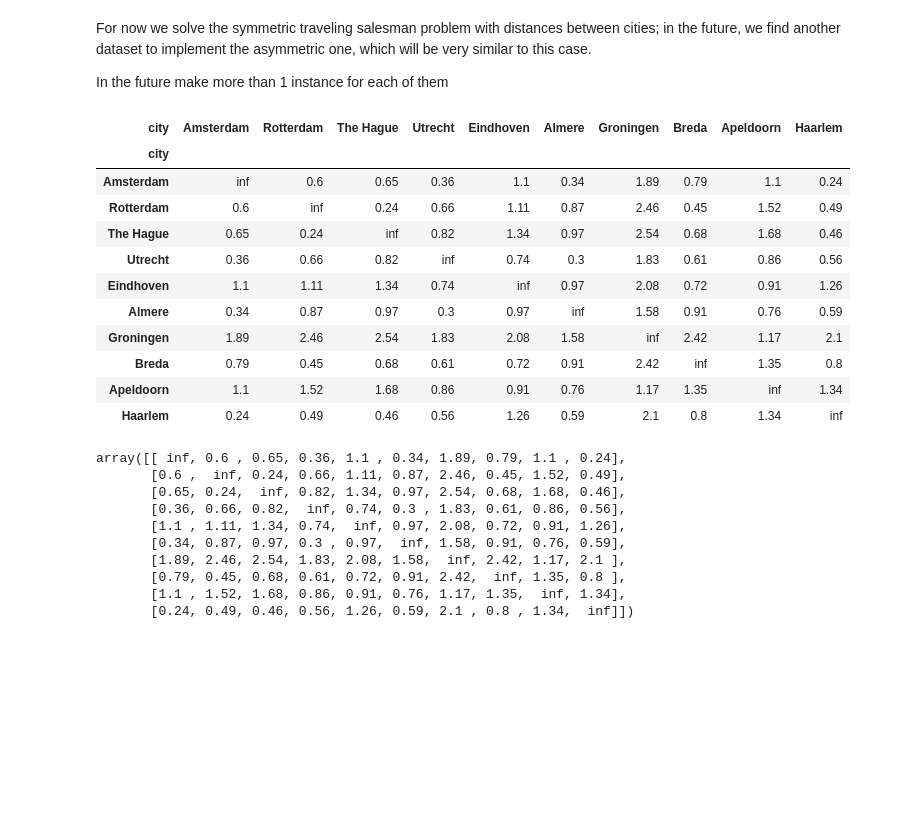
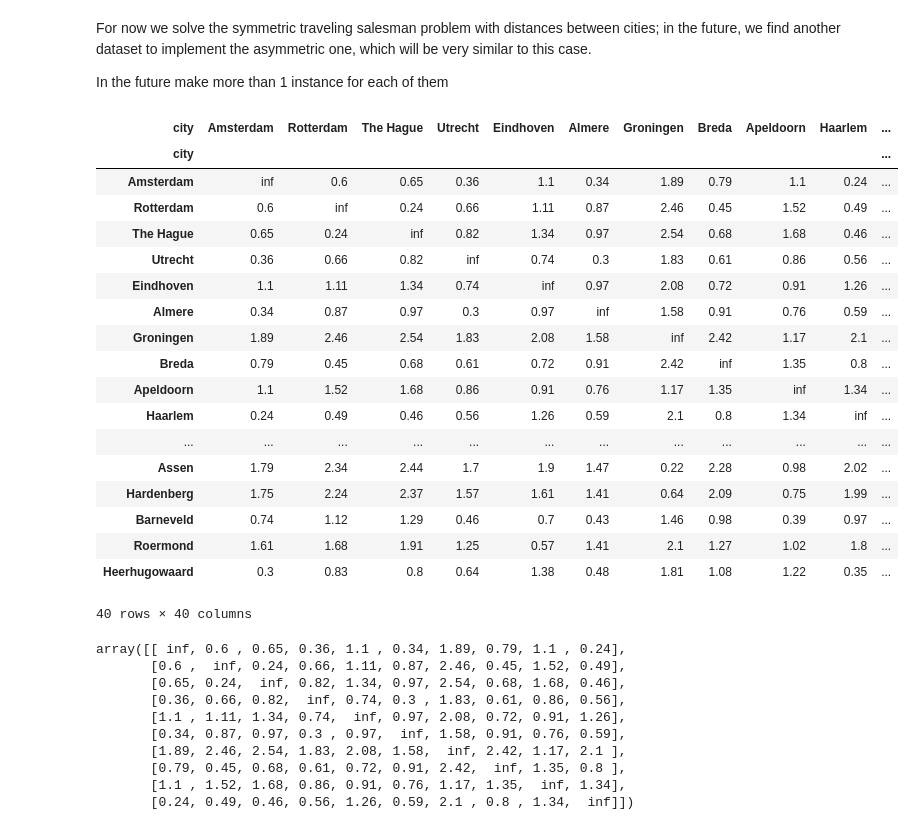
Before and after one commit to nichiho/Hardness-of-ATSP, a Jupyter notebook: Dutchcities/eda.ipynb, the cells around one changed output. Saved outputs shown, nothing was run; the diff lists cells and outputs as text; code cells hidden in the pictures; blank space fills up the shorter version.

```diff
--- a/Dutchcities/eda.ipynb
+++ b/Dutchcities/eda.ipynb
@@ -280,20 +335,27 @@ for i in range(10, 110, 10):
     # Create numpy array from DataFrame to input into Little's algorithm function later
     instance_np_matrix[i] = instance_matrix[i].to_numpy().astype(float)
 # %%
-instance_matrix[10]
+instance_matrix[40]
 # %% [output]
-| city | Amsterdam | Rotterdam | The Hague | Utrecht | Eindhoven | Almere | Groningen | Breda | Apeldoorn | Haarlem |
-| city |  |  |  |  |  |  |  |  |  |  |
-| Amsterdam | inf | 0.6 | 0.65 | 0.36 | 1.1 | 0.34 | 1.89 | 0.79 | 1.1 | 0.24 |
-| Rotterdam | 0.6 | inf | 0.24 | 0.66 | 1.11 | 0.87 | 2.46 | 0.45 | 1.52 | 0.49 |
-| The Hague | 0.65 | 0.24 | inf | 0.82 | 1.34 | 0.97 | 2.54 | 0.68 | 1.68 | 0.46 |
-| Utrecht | 0.36 | 0.66 | 0.82 | inf | 0.74 | 0.3 | 1.83 | 0.61 | 0.86 | 0.56 |
-| Eindhoven | 1.1 | 1.11 | 1.34 | 0.74 | inf | 0.97 | 2.08 | 0.72 | 0.91 | 1.26 |
-| Almere | 0.34 | 0.87 | 0.97 | 0.3 | 0.97 | inf | 1.58 | 0.91 | 0.76 | 0.59 |
-| Groningen | 1.89 | 2.46 | 2.54 | 1.83 | 2.08 | 1.58 | inf | 2.42 | 1.17 | 2.1 |
-| Breda | 0.79 | 0.45 | 0.68 | 0.61 | 0.72 | 0.91 | 2.42 | inf | 1.35 | 0.8 |
-| Apeldoorn | 1.1 | 1.52 | 1.68 | 0.86 | 0.91 | 0.76 | 1.17 | 1.35 | inf | 1.34 |
-| Haarlem | 0.24 | 0.49 | 0.46 | 0.56 | 1.26 | 0.59 | 2.1 | 0.8 | 1.34 | inf |
+| city | Amsterdam | Rotterdam | The Hague | Utrecht | Eindhoven | Almere | Groningen | Breda | Apeldoorn | Haarlem | ... |
+| city |  |  |  |  |  |  |  |  |  |  | ... |
+| Amsterdam | inf | 0.6 | 0.65 | 0.36 | 1.1 | 0.34 | 1.89 | 0.79 | 1.1 | 0.24 | ... |
+| Rotterdam | 0.6 | inf | 0.24 | 0.66 | 1.11 | 0.87 | 2.46 | 0.45 | 1.52 | 0.49 | ... |
+| The Hague | 0.65 | 0.24 | inf | 0.82 | 1.34 | 0.97 | 2.54 | 0.68 | 1.68 | 0.46 | ... |
+| Utrecht | 0.36 | 0.66 | 0.82 | inf | 0.74 | 0.3 | 1.83 | 0.61 | 0.86 | 0.56 | ... |
+| Eindhoven | 1.1 | 1.11 | 1.34 | 0.74 | inf | 0.97 | 2.08 | 0.72 | 0.91 | 1.26 | ... |
+| Almere | 0.34 | 0.87 | 0.97 | 0.3 | 0.97 | inf | 1.58 | 0.91 | 0.76 | 0.59 | ... |
+| Groningen | 1.89 | 2.46 | 2.54 | 1.83 | 2.08 | 1.58 | inf | 2.42 | 1.17 | 2.1 | ... |
+| Breda | 0.79 | 0.45 | 0.68 | 0.61 | 0.72 | 0.91 | 2.42 | inf | 1.35 | 0.8 | ... |
+| Apeldoorn | 1.1 | 1.52 | 1.68 | 0.86 | 0.91 | 0.76 | 1.17 | 1.35 | inf | 1.34 | ... |
+| Haarlem | 0.24 | 0.49 | 0.46 | 0.56 | 1.26 | 0.59 | 2.1 | 0.8 | 1.34 | inf | ... |
+| ... | ... | ... | ... | ... | ... | ... | ... | ... | ... | ... | ... |
+| Assen | 1.79 | 2.34 | 2.44 | 1.7 | 1.9 | 1.47 | 0.22 | 2.28 | 0.98 | 2.02 | ... |
+| Hardenberg | 1.75 | 2.24 | 2.37 | 1.57 | 1.61 | 1.41 | 0.64 | 2.09 | 0.75 | 1.99 | ... |
+| Barneveld | 0.74 | 1.12 | 1.29 | 0.46 | 0.7 | 0.43 | 1.46 | 0.98 | 0.39 | 0.97 | ... |
+| Roermond | 1.61 | 1.68 | 1.91 | 1.25 | 0.57 | 1.41 | 2.1 | 1.27 | 1.02 | 1.8 | ... |
+| Heerhugowaard | 0.3 | 0.83 | 0.8 | 0.64 | 1.38 | 0.48 | 1.81 | 1.08 | 1.22 | 0.35 | ... |
+40 rows × 40 columns
 # %%
 instance_np_matrix[10]
 # %% [output]
```
Also changed, not shown: parts of 7 cells of this notebook, 4 other files.
